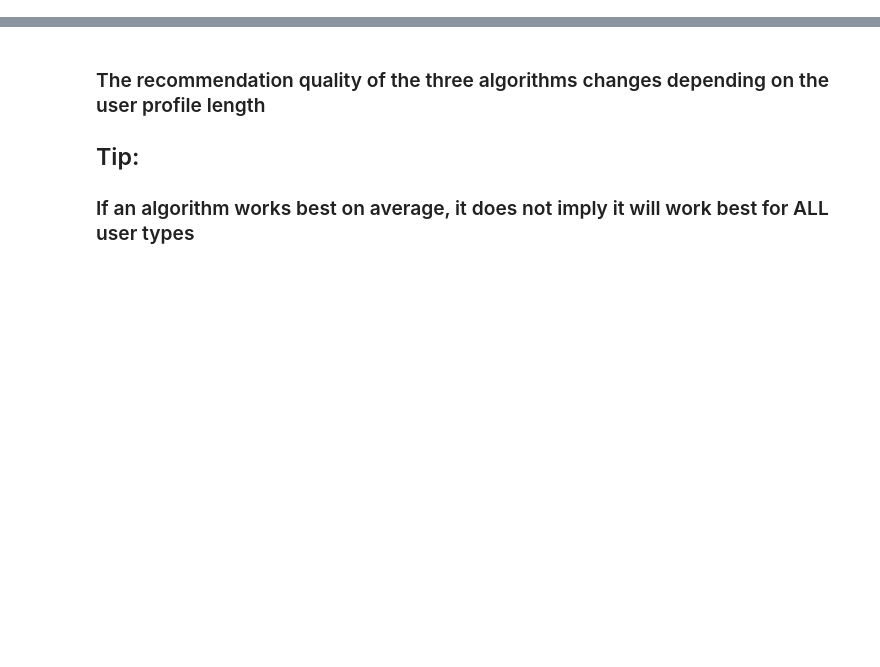
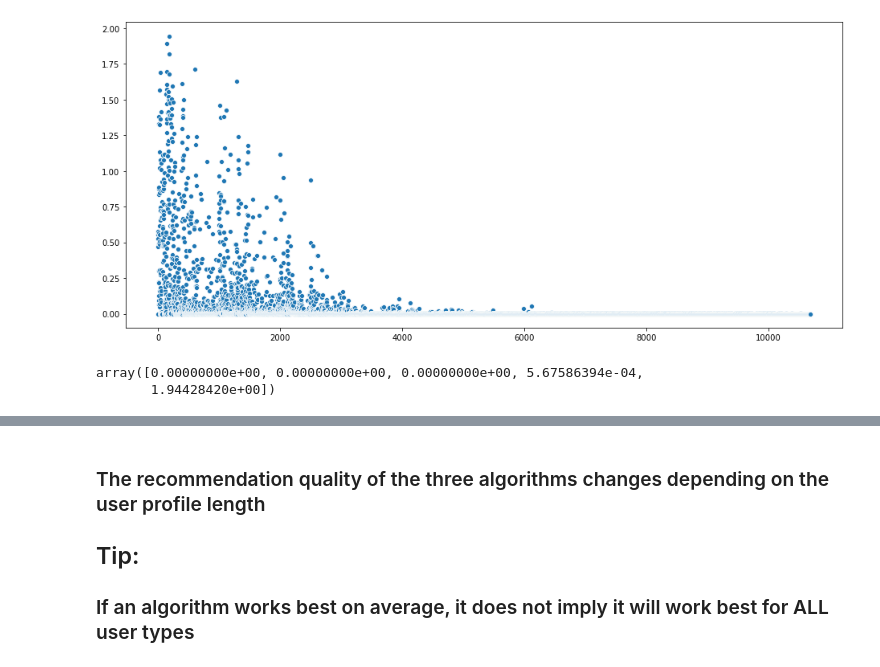
Before and after one commit to MaurizioFD/RecSys_Course_AT_PoliMi, a Jupyter notebook: Practice 12 - Hybrid recommenders.ipynb, the cells around one changed output, grey strips where cells are left out. Cells and saved outputs as stored; diff of their text form; code cells hidden in the pictures; blank space fills up the shorter version.

```diff
--- a/Practice 12 - Hybrid recommenders.ipynb
+++ b/Practice 12 - Hybrid recommenders.ipynb
@@ -457,0 +461,5 @@ profile_length = np.ediff1d(URM_train.indptr)
+# %%
+from SLIM_BPR.Cython.SLIM_BPR_Cython import SLIM_BPR_Cython
+
+slim_bpr_recommender = SLIM_BPR_Cython(URM_train)
+slim_bpr_recommender.fit(epochs=100)
@@ -457,0 +523,10 @@ profile_length = np.ediff1d(URM_train.indptr)
+# %%
+_ = plt.figure(figsize=(16,7))
+ax = sns.scatterplot(data=slim_bpr_score)
+# %% [output]
+[figure, added]
+# %%
+np.percentile(slim_bpr_score, [0, 25, 50, 75, 100])
+# %% [output]
+array([0.00000000e+00, 0.00000000e+00, 0.00000000e+00, 5.67586394e-04,
+       1.94428420e+00])
```
Also changed, not shown: parts of 159 cells of this notebook, 8 other files.
